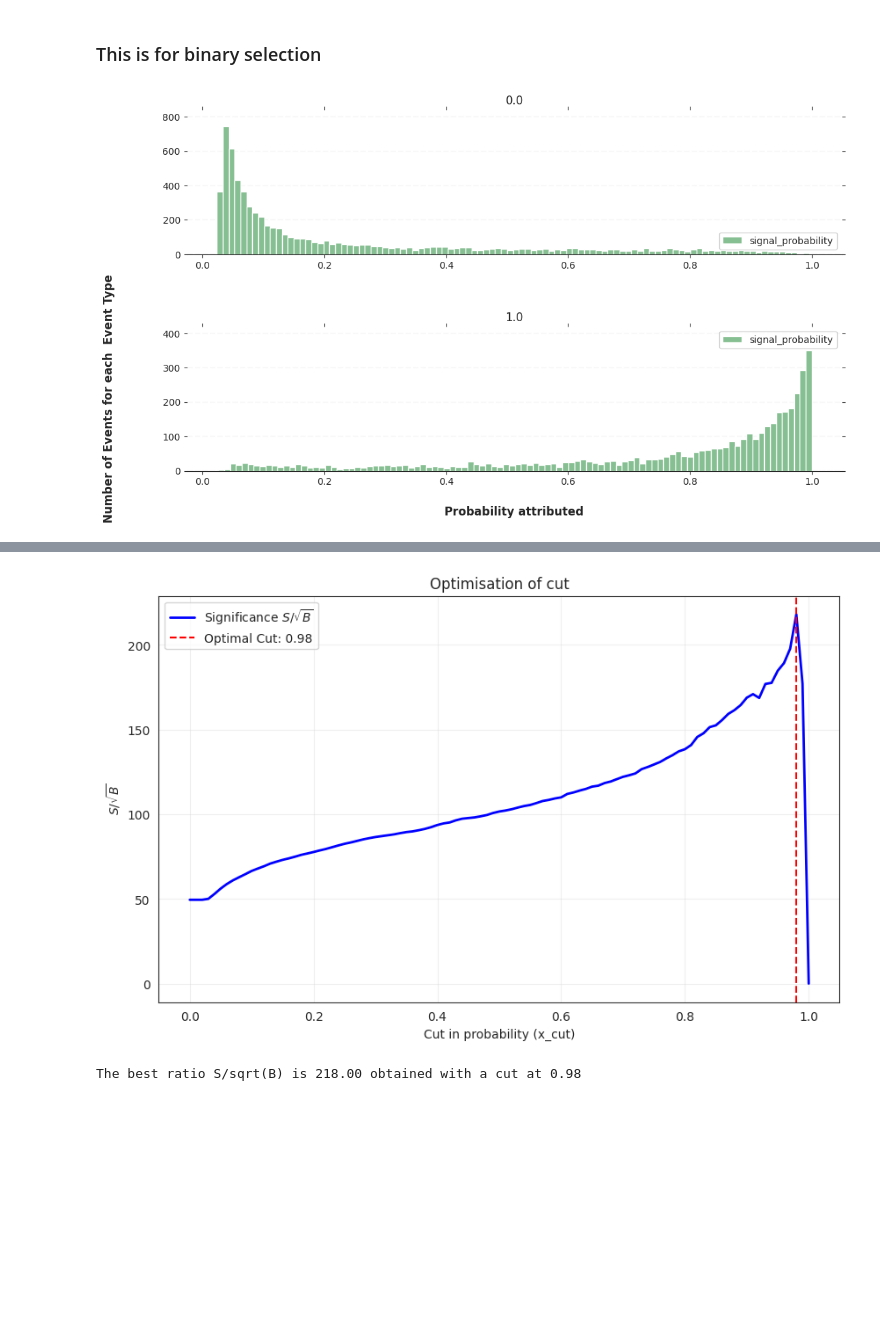
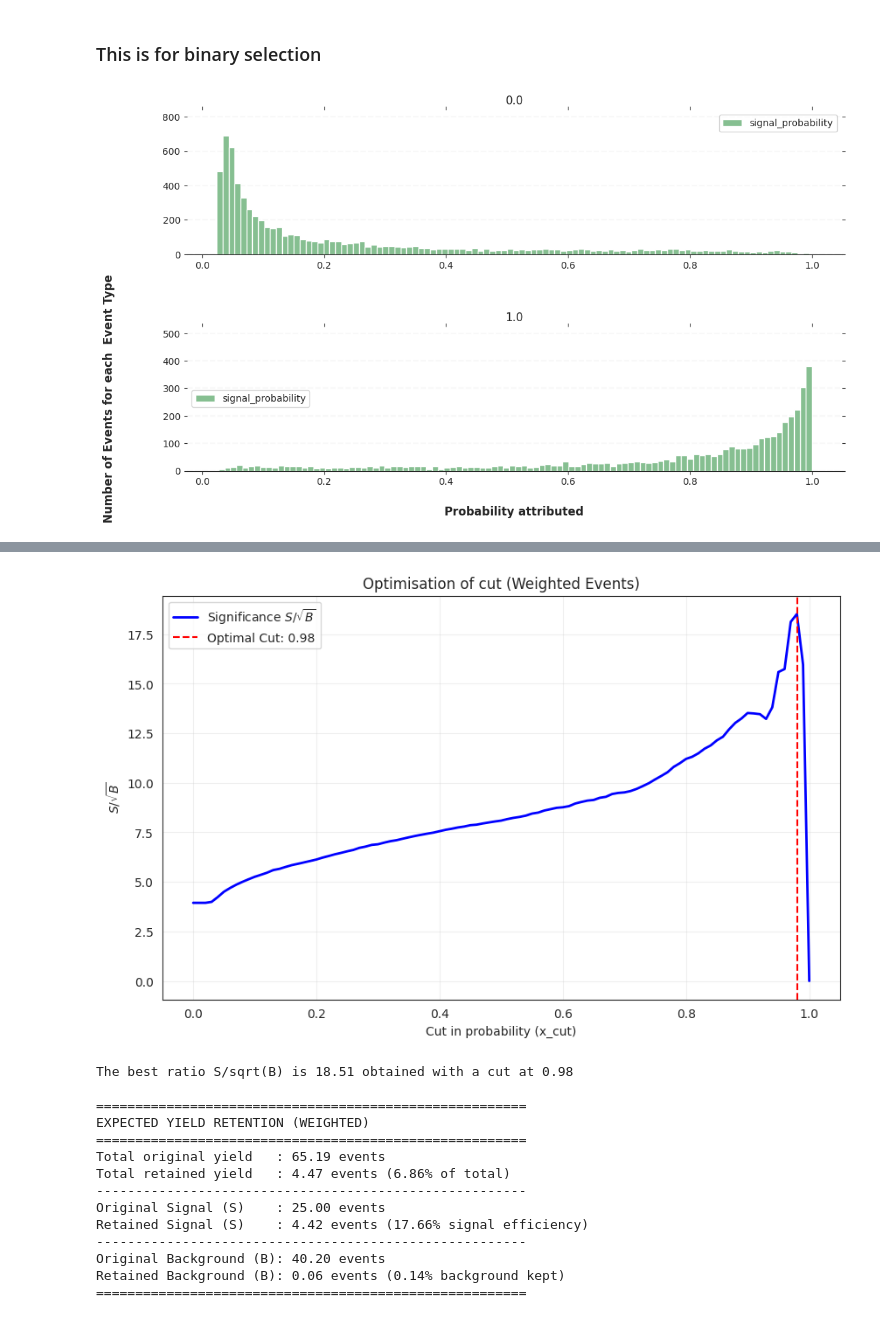
Before and after one commit to jajajandro/LIP_updated-codes, a Jupyter notebook: Template_ML.ipynb, the cells around one changed output, grey strips where cells are left out. Drawn from its saved outputs; the diff is of its cells as text; code cells hidden in the pictures; blank space fills up the shorter version.

```diff
--- a/Template_ML.ipynb
+++ b/Template_ML.ipynb
@@ -150,0 +140,10 @@ print(trainFeatures)
+# %%
+# Lista de variables a excluir del entrenamiento
+# Puedes añadir aquí cualquier variable que consideres que no aporta información
+exclude_vars = ['target', 'signal_probability']
+
+# Creamos trainFeatures excluyendo las variables de la lista
+trainFeatures = [var for var in FullSignal.columns if var not in exclude_vars]
+
+print(f"Variables seleccionadas para el entrenamiento ({len(trainFeatures)}):")
+print(trainFeatures)
@@ -620,7 +624,7 @@ for i,x in enumerate(ax):
 
     x.tick_params(axis='x', rotation=0)
 # %% [output]
-[figure, old version]
+[figure, new version]
 # %%
 import numpy as np
 import matplotlib.pyplot as plt
@@ -629,38 +633,70 @@ import matplotlib.pyplot as plt
 cuts = np.arange(0.0, 1.01, 0.01)
 significances = []
 
-print(f"{'Cut':<6} | {'S':<10} | {'sqrt(B)':<10} | {'S/sqrt(B)':<10}")
-print("-" * 45)
+print(f"{'Cut':<6} | {'S (Weighted)':<15} | {'sqrt(B)':<10} | {'S/sqrt(B)':<10}")
+print("-" * 55)
 
 for x_cut in cuts:
-    # Select events only from the cut up to 1
-    S = len(FullSignal[(FullSignal['target'] == 1) & (FullSignal['signal_probability'] >= x_cut)])
-    B = len(FullSignal[(FullSignal['target'] == 0) & (FullSignal['signal_probability'] >= x_cut)])
+    # 1. Creamos las máscaras para filtrar
+    mask_S = (FullSignal['target'] == 1) & (FullSignal['signal_probability'] >= x_cut)
+    mask_B = (FullSignal['target'] == 0) & (FullSignal['signal_probability'] >= x_cut)
+
+    # 2. SUMAMOS LOS PESOS en lugar de contar con len()
+    S = FullSignal[mask_S]['weight'].sum()
+    B = FullSignal[mask_B]['weight'].sum()
 
     sqrtB = np.sqrt(B) if B > 0 else 0
     ratio = S / sqrtB if sqrtB > 0 else 0
 
     significances.append(ratio)
 
-    # Print every 5 steps the output, or delete "if" to see all
+    # Print every 5 steps the output
     if int(x_cut * 100) % 5 == 0:
-        print(f"{x_cut:<6.2f} | {S:<10} | {sqrtB:<10.2f} | {ratio:<10.2f}")
+        print(f"{x_cut:<6.2f} | {S:<15.4f} | {sqrtB:<10.4f} | {ratio:<10.2f}")
 
 # Find max ratio
 max_idx = np.argmax(significances)
 best_cut = cuts[max_idx]
 max_significance = significances[max_idx]
 
+# --- Estadísticas con pesos (Yields esperados) ---
+total_S_orig = FullSignal[FullSignal['target'] == 1]['weight'].sum()
+total_B_orig = FullSignal[FullSignal['target'] == 0]['weight'].sum()
+total_orig = total_S_orig + total_B_orig
+
+surviving_S = FullSignal[(FullSignal['target'] == 1) & (FullSignal['signal_probability'] >= best_cut)]['weight'].sum()
+surviving_B = FullSignal[(FullSignal['target'] == 0) & (FullSignal['signal_probability'] >= best_cut)]['weight'].sum()
+total_surviving = surviving_S + surviving_B
+
+# Calculate percentages of surviving S and B
+pct_S = (surviving_S / total_S_orig) * 100 if total_S_orig > 0 else 0
+pct_B = (surviving_B / total_B_orig) * 100 if total_B_orig > 0 else 0
+pct_total = (total_surviving / total_orig) * 100 if total_orig > 0 else 0
+
 # Plot
 plt.figure(figsize=(10, 6))
 plt.plot(cuts, significances, label='Significance $S/\sqrt{B}$', color='blue', lw=2)
 plt.axvline(best_cut, color='red', linestyle='--', label=f'Optimal Cut: {best_cut:.2f}')
-plt.title('Optimisation of cut')
+plt.title('Optimisation of cut (Weighted Events)')
 plt.xlabel('Cut in probability (x_cut)')
 plt.ylabel('$S/\sqrt{B}$')
 plt.legend()
 plt.grid(True, alpha=0.3)
 plt.show()
 
+# Print final results and percentages
 print(f"\nThe best ratio S/sqrt(B) is {max_significance:.2f} obtained with a cut at {best_cut:.2f}")
+
+print("\n" + "="*55)
+print("EXPECTED YIELD RETENTION (WEIGHTED)")
+print("="*55)
+print(f"Total original yield   : {total_orig:.2f} events")
+print(f"Total retained yield   : {total_surviving:.2f} events ({pct_total:.2f}% of total)")
+print("-" * 55)
+print(f"Original Signal (S)    : {total_S_orig:.2f} events")
+print(f"Retained Signal (S)    : {surviving_S:.2f} events ({pct_S:.2f}% signal efficiency)")
+print("-" * 55)
+print(f"Original Background (B): {total_B_orig:.2f} events")
+print(f"Retained Background (B): {surviving_B:.2f} events ({pct_B:.2f}% background kept)")
+print("="*55)
 # %% [output]
@@ -684,2 +720,15 @@ Cut    | S          | sqrt(B)    | S/sqrt(B)
-[figure, old version]
+[figure, new version]
-The best ratio S/sqrt(B) is 218.00 obtained with a cut at 0.98
+The best ratio S/sqrt(B) is 18.51 obtained with a cut at 0.98
+
+=======================================================
+EXPECTED YIELD RETENTION (WEIGHTED)
+=======================================================
+Total original yield   : 65.19 events
+Total retained yield   : 4.47 events (6.86% of total)
+-------------------------------------------------------
+Original Signal (S)    : 25.00 events
+Retained Signal (S)    : 4.42 events (17.66% signal efficiency)
+-------------------------------------------------------
+Original Background (B): 40.20 events
+Retained Background (B): 0.06 events (0.14% background kept)
+=======================================================
```
Also changed, not shown: parts of 22 cells of this notebook.
